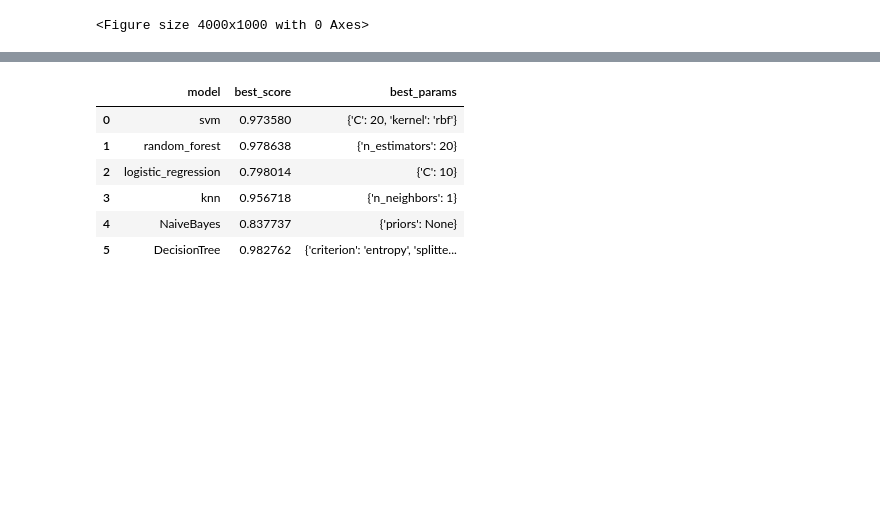
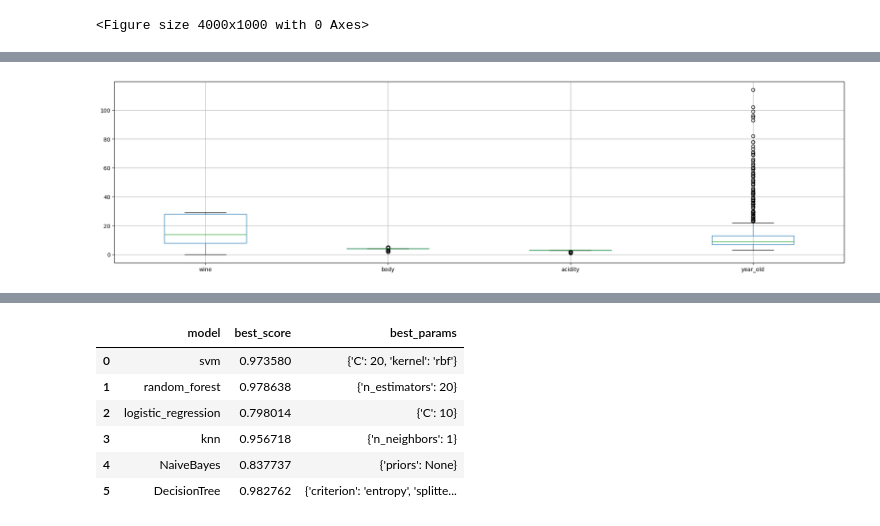
Before and after one commit to iiitl/Classification, a Jupyter notebook: Untitled5.ipynb, the cells around one changed output, grey strips where cells are left out. Cells and saved outputs as stored; diff of their text form; code cells hidden in the pictures; blank space fills up the shorter version.

```diff
--- a/Untitled5.ipynb
+++ b/Untitled5.ipynb
@@ -180,3 +426,10 @@ numerical_features = ['wine','body','acidity','year_old']
+# %%
+numerical_features = ['wine','body','acidity','year_old']
+plt.figure(figsize=(24, 6))
+df[numerical_features].boxplot()
+plt.show()
+# %% [output]
+[figure, added]
 # %%
 Q1 = df[numerical_features].quantile(0.25)
 Q3 = df[numerical_features].quantile(0.75)
```
Also changed, not shown: parts of 42 cells of this notebook.
